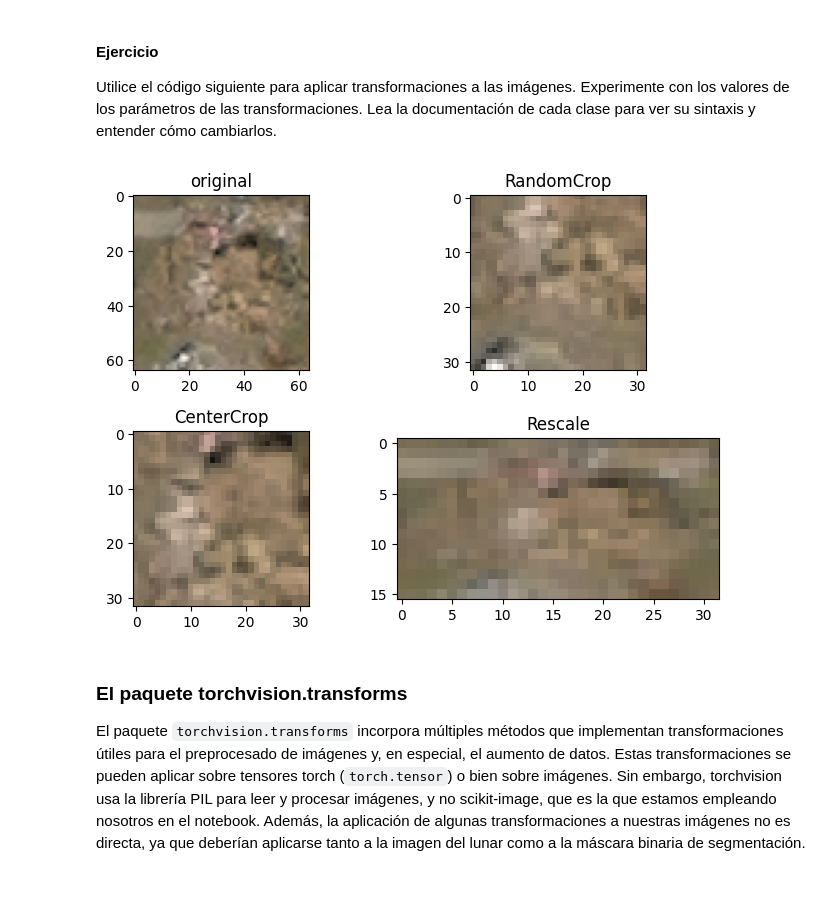
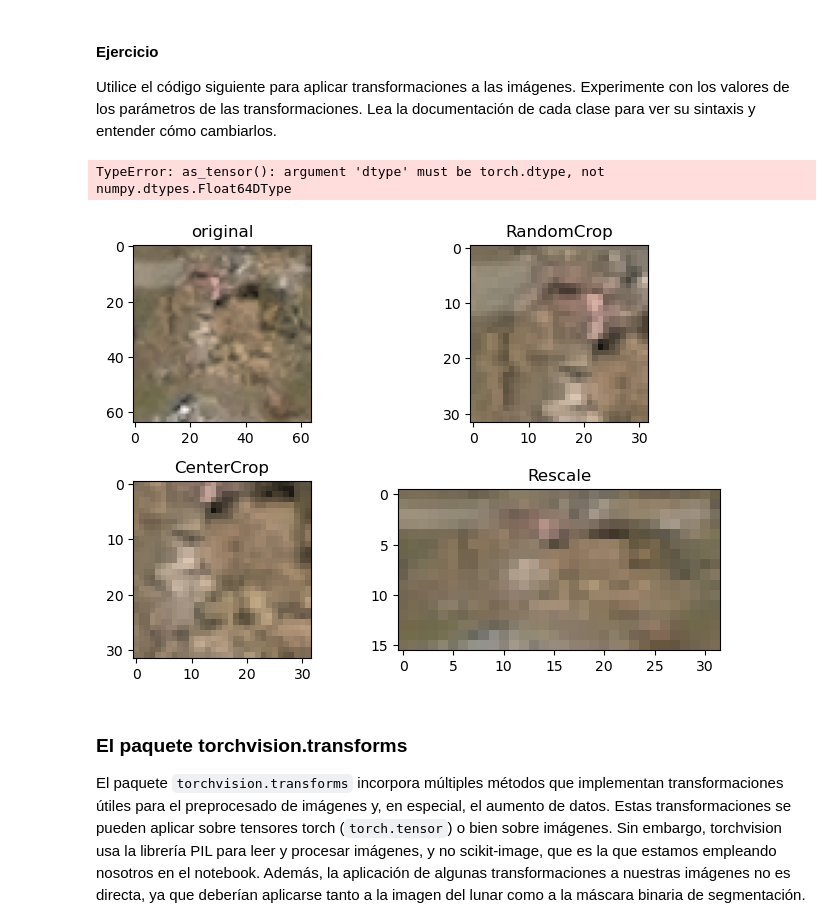
Before and after one commit to AMF064/APAI_2026, a Jupyter notebook: Practica_3/P2_Clasificacion_Imagenes_DNNs.ipynb, the cells around one changed output. Drawn from its saved outputs; the diff is of its cells as text; code cells hidden in the pictures; blank space fills up the shorter version.

```diff
--- a/Practica_3/P2_Clasificacion_Imagenes_DNNs.ipynb
+++ b/Practica_3/P2_Clasificacion_Imagenes_DNNs.ipynb
@@ -653,7 +653,7 @@ class Normalize(object):
 
     def __call__(self, sample):
         image = sample['patch_post']
-        c, h, w = image.shape
+        h, w, c = image.shape
         assert c==len(self.mean), 'Length of mean and image is not the same'
         dtype = image.dtype
         mean = torch.as_tensor(self.mean, dtype=dtype, device=image.device)
@@ -673,32 +673,34 @@ class Normalize(object):
 Utilice el código siguiente para aplicar transformaciones a las imágenes. Experimente con los valores de los parámetros de las transformaciones. Lea la documentación de cada clase para ver su sintaxis y entender cómo cambiarlos.
 # %%
 ### Modify this code to make your experiments....
-transforms = [
+transfms = [
     RandomCrop(32),
     CenterCrop(32),
-    Rescale((16,32))
+    Rescale((16,32)),
+    Normalize([.485, .456, .406], [.229, .224, .225])
 ]
 
 # Apply each of the above transforms on sample.
 fig = plt.figure(figsize=(7,7))
 n = 100
 sample = train_dataset[n]
 ax = plt.subplot(3,2, 1)
 plt.tight_layout()
 ax.set_title('original')
 plt.imshow(sample['patch_post'])
 
-for i, tsfrm in enumerate(transforms):
+for i, tsfrm in enumerate(transfms):
     transformed_sample = tsfrm(sample)
 
     ax = plt.subplot(3, 2, i+2)
     plt.tight_layout()
     ax.set_title(type(tsfrm).__name__)
     plt.imshow(transformed_sample['patch_post'])
 
 plt.show()
 # %% [output]
+TypeError: as_tensor(): argument 'dtype' must be torch.dtype, not numpy.dtypes.Float64DType
-[figure, old version]
+[figure, new version]
 # %% [markdown]
 ### El paquete torchvision.transforms
 
```
Also changed, not shown: parts of 7 cells of this notebook.
